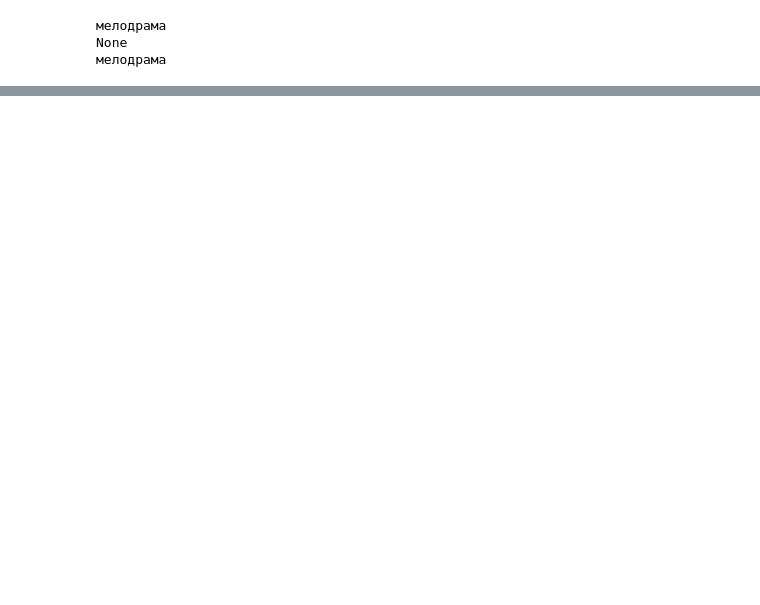
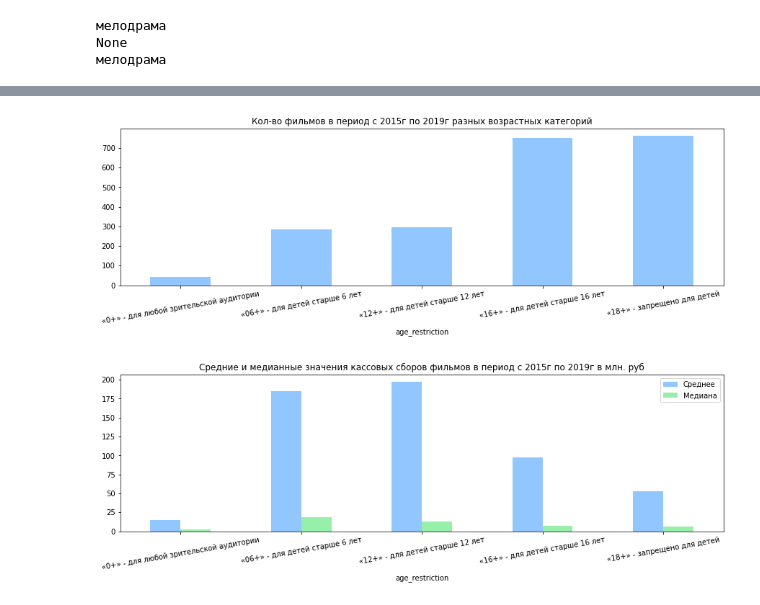
Before and after one commit to mangustik228/project_ds_4, a Jupyter notebook: project_4.ipynb, the cells around one changed output, grey strips where cells are left out. Saved outputs shown, nothing was run; the diff lists cells and outputs as text; code cells hidden in the pictures; blank space fills up the shorter version.

```diff
--- a/project_4.ipynb
+++ b/project_4.ipynb
@@ -175,0 +267,2 @@ Name: production_country, Length: 873, dtype: int64
+# %%
+df['is_rus'] = df.apply(lambda row: 1 if 'Россия' in row['production_country'] else 0, axis=1)
@@ -329,0 +403,6 @@ df[df['box_office'].notna()].pivot_table(
+# %%
+df = df.query('year >= 2015 and box_office > 0')
+df_group_all = df.pivot_table(
+    index='age_restriction', values=['box_office'], aggfunc=['mean', 'median', 'sum', 'count']
+)
+df_group_all
@@ -329,0 +464,14 @@ df[df['box_office'].notna()].pivot_table(
+# %%
+df_group_all.columns = ['Среднее','Медиана','Сумма','Кол-во']
+df_group_all[['Среднее', 'Медиана']] = df_group_all[['Среднее', 'Медиана']] / 1e6
+df_group_all.plot(kind='bar', y='Кол-во', rot=10, figsize=(15, 4),
+                  title='Кол-во фильмов в период с 2015г по 2019г разных возрастных категорий',
+                  legend=False)
+plt.show()
+df_group_all.plot(kind='bar', y=['Среднее', 'Медиана'], rot=10, figsize=(
+    15, 4), title='Средние и медианные значения кассовых сборов фильмов в период с 2015г по 2019г в млн. руб')
+plt.show()
+del df_group_all
+# %% [output]
+[figure, added]
+[figure, added]
```
Also changed, not shown: parts of 121 cells of this notebook.
